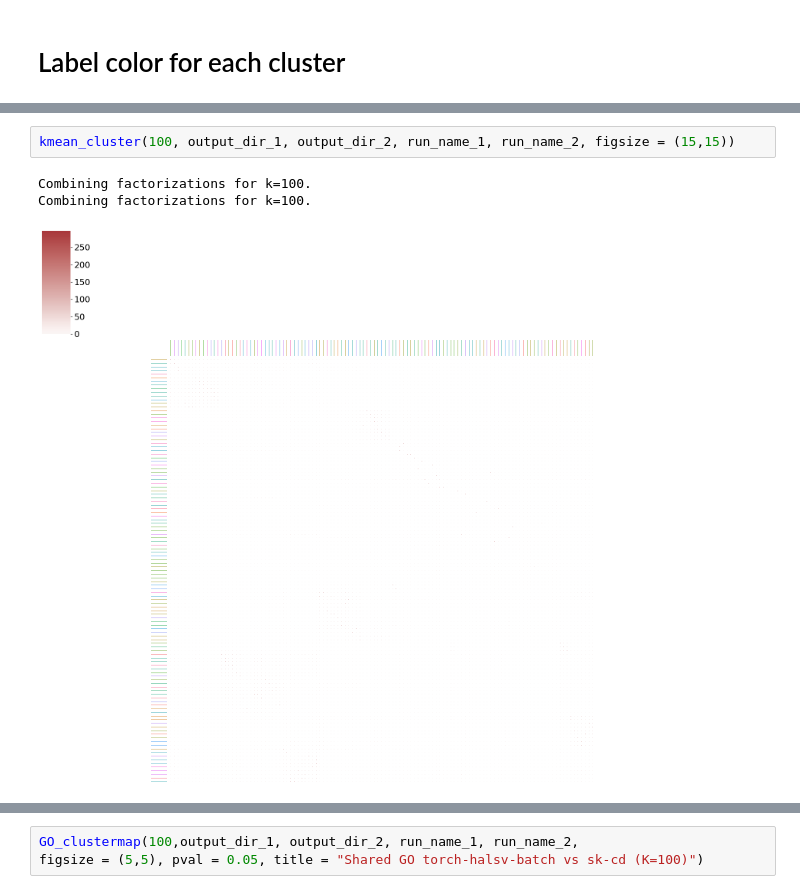
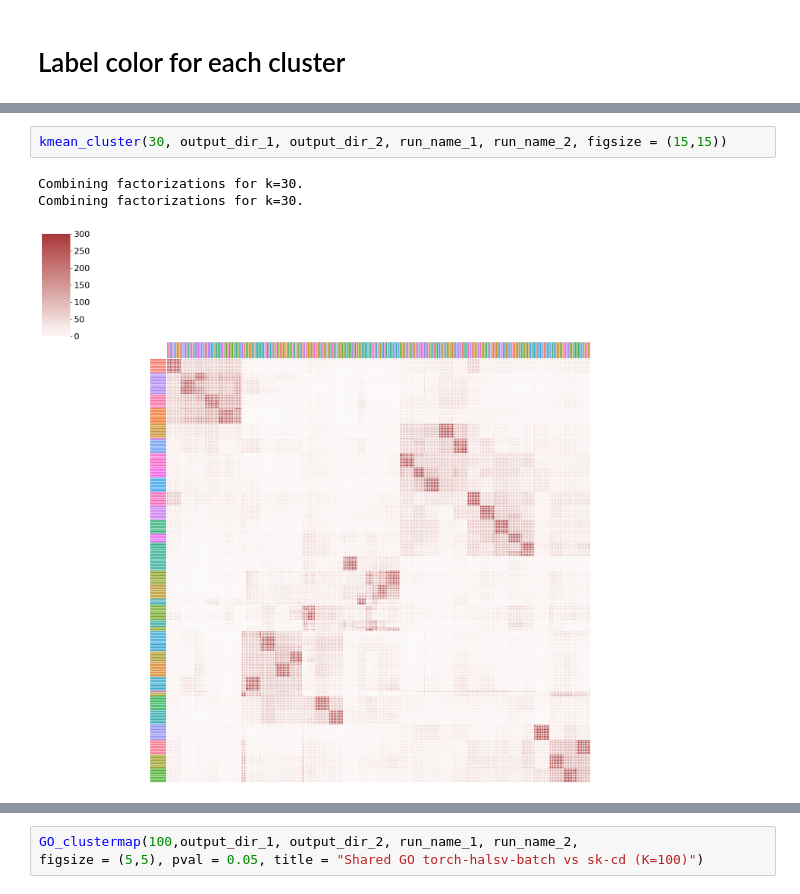
Before and after one commit to EngreitzLab/cNMF_benchmarking, a Jupyter notebook: cNMF_benchmarking_pipeline/Plotting/JupterNote_Version/cNMF_k_quality.ipynb, the cells around one changed output, grey strips where cells are left out. Drawn from its saved outputs; the diff is of its cells as text.

```diff
--- a/cNMF_benchmarking_pipeline/Plotting/JupterNote_Version/cNMF_k_quality.ipynb
+++ b/cNMF_benchmarking_pipeline/Plotting/JupterNote_Version/cNMF_k_quality.ipynb
@@ -189,6 +139,6 @@ def kmean_cluster(k, output_dir_1, output_dir_2, run_name_1, run_name_2, sel_thr
 # %%
-kmean_cluster(100, output_dir_1, output_dir_2, run_name_1, run_name_2, figsize = (15,15))
+kmean_cluster(30, output_dir_1, output_dir_2, run_name_1, run_name_2, figsize = (15,15))
 # %% [output]
-Combining factorizations for k=100.
-Combining factorizations for k=100.
+Combining factorizations for k=30.
+Combining factorizations for k=30.
-[figure, old version]
+[figure, new version]
```
Also changed, not shown: parts of 8 cells of this notebook, 1 other file.
